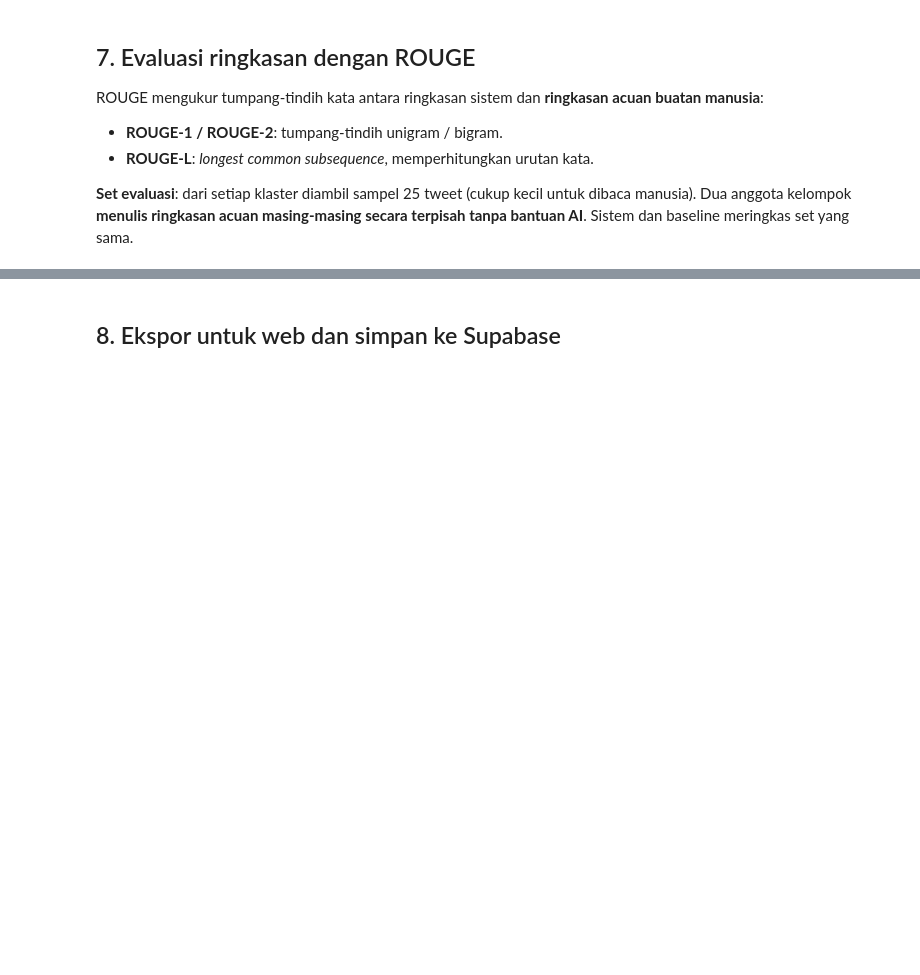
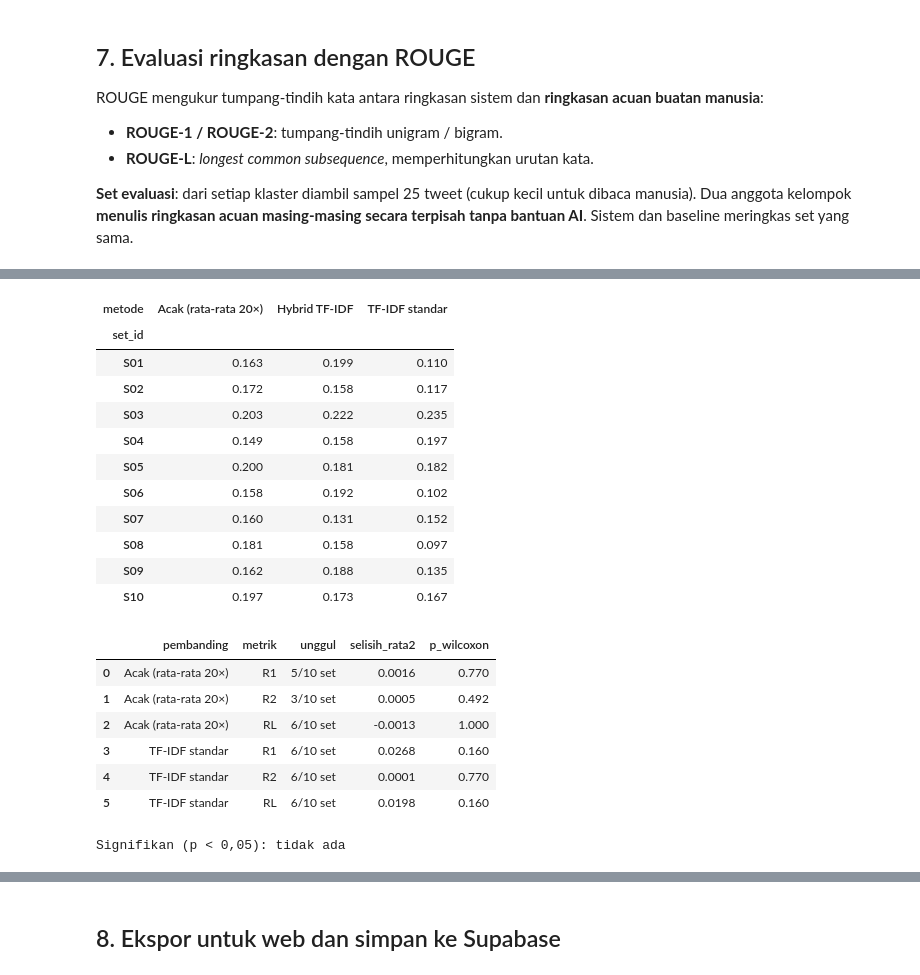
Before and after one commit to izviopm/uts-ai-banjir-ciledug, a Jupyter notebook: notebooks/04_klasterisasi_peringkasan.ipynb, the cells around one changed output, grey strips where cells are left out. Saved outputs shown, nothing was run; the diff lists cells and outputs as text; code cells hidden in the pictures; blank space fills up the shorter version.

```diff
--- a/notebooks/04_klasterisasi_peringkasan.ipynb
+++ b/notebooks/04_klasterisasi_peringkasan.ipynb
@@ -449,0 +477,35 @@ Belum ada ringkasan acuan. Isi data/reference/lembar_acuan_izvio.md dan lembar_a
+# %%
+if any(acuan.values()):
+    from scipy.stats import wilcoxon
+    per_set = evaluasi.groupby(["set_id", "metode"])[["R1", "R2", "RL"]].mean().unstack("metode")
+    uji = []
+    for pembanding in ["Acak (rata-rata 20×)", "TF-IDF standar"]:
+        for m in ["R1", "R2", "RL"]:
+            h, b = per_set[(m, "Hybrid TF-IDF")], per_set[(m, pembanding)]
+            uji.append(dict(pembanding=pembanding, metrik=m, unggul=f"{(h > b).sum()}/{len(h)} set",
+                            selisih_rata2=round(float((h - b).mean()), 4), p_wilcoxon=round(float(wilcoxon(h, b).pvalue), 3)))
+    uji = pd.DataFrame(uji)
+    display(per_set.xs("R1", axis=1, level=0).round(3))
+    display(uji)
+    print("Signifikan (p < 0,05):", uji[uji.p_wilcoxon < 0.05][["pembanding", "metrik"]].values.tolist() or "tidak ada")
+# %% [output]
+| metode | Acak (rata-rata 20×) | Hybrid TF-IDF | TF-IDF standar |
+| set_id |  |  |  |
+| S01 | 0.163 | 0.199 | 0.110 |
+| S02 | 0.172 | 0.158 | 0.117 |
+| S03 | 0.203 | 0.222 | 0.235 |
+| S04 | 0.149 | 0.158 | 0.197 |
+| S05 | 0.200 | 0.181 | 0.182 |
+| S06 | 0.158 | 0.192 | 0.102 |
+| S07 | 0.160 | 0.131 | 0.152 |
+| S08 | 0.181 | 0.158 | 0.097 |
+| S09 | 0.162 | 0.188 | 0.135 |
+| S10 | 0.197 | 0.173 | 0.167 |
+|  | pembanding | metrik | unggul | selisih_rata2 | p_wilcoxon |
+| 0 | Acak (rata-rata 20×) | R1 | 5/10 set | 0.0016 | 0.770 |
+| 1 | Acak (rata-rata 20×) | R2 | 3/10 set | 0.0005 | 0.492 |
+| 2 | Acak (rata-rata 20×) | RL | 6/10 set | -0.0013 | 1.000 |
+| 3 | TF-IDF standar | R1 | 6/10 set | 0.0268 | 0.160 |
+| 4 | TF-IDF standar | R2 | 6/10 set | 0.0001 | 0.770 |
+| 5 | TF-IDF standar | RL | 6/10 set | 0.0198 | 0.160 |
+Signifikan (p < 0,05): tidak ada
```
Also changed, not shown: parts of 5 cells of this notebook, 2 other files.
